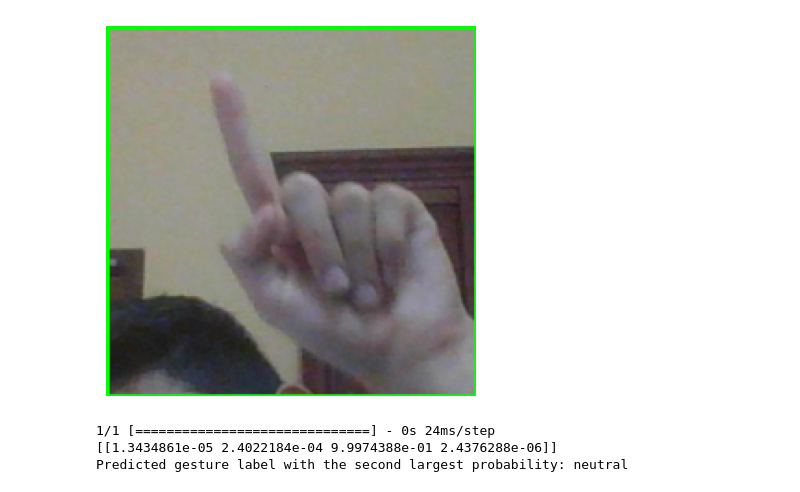
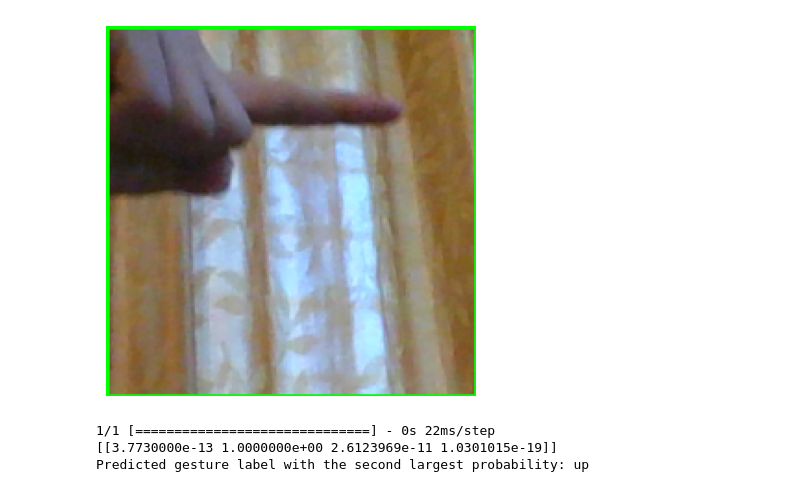
Before and after one commit to AnsahMohammad/gesture-scroll, a Jupyter notebook: docs/Hand_Gesture.ipynb, the cells around one changed output. Cells and saved outputs as stored; diff of their text form; code cells hidden in the pictures.

```diff
--- a/docs/Hand_Gesture.ipynb
+++ b/docs/Hand_Gesture.ipynb
@@ -20,7 +20,7 @@ def load_images_from_folder(folder_path, label):
         img_path = os.path.join(folder_path, filename)
         img = cv2.imread(img_path)
         if img is not None:
-            img = cv2.resize(img, (50, 50))
+            img = cv2.resize(img, (75, 75))
             images.append(img)
             labels.append(label)
     return images, labels
@@ -186,40 +186,40 @@ from tensorflow.keras.models import save_model, load_model
 # Save the trained model
 model.save("gesture_detection_model.h5")
 # %%
-image_path = "../generator/data/test/up/hand_50.png"
+image_path = "../generator/data/train/neutral/hand_100.png"
 img = cv2.imread(image_path)
 
 # Convert BGR to RGB for correct colors
 img_rgb = cv2.cvtColor(img, cv2.COLOR_BGR2RGB)
 
 plt.imshow(img_rgb)
 plt.axis("off")  # Hide the axis ticks and labels
 plt.show()
 
-img = cv2.resize(img, (50, 50))
+img = cv2.resize(img, (75, 75))
 img = img.astype("float32") / 255.0
 img = np.expand_dims(img, axis=0)  # Add a batch dimension
 
 # Make predictions on the image using the pre-trained model (assuming 'model' is defined)
 predicted_probabilities = model.predict(img)
 print(predicted_probabilities)
 
 # Get the index of the second largest probability
 second_largest_index = np.argsort(predicted_probabilities[0])[-2]
 
 # Get the label from the categories dictionary (assuming 'categories' is defined)
 gesture_label = None
 for label, value in categories.items():
     if value == second_largest_index:
         gesture_label = label
         break
 
 print("Predicted gesture label with the second largest probability:", gesture_label)
 # %% [output]
-[figure, old version]
+[figure, new version]
-1/1 [==============================] - 0s 24ms/step
-[[1.3434861e-05 2.4022184e-04 9.9974388e-01 2.4376288e-06]]
-Predicted gesture label with the second largest probability: neutral
+1/1 [==============================] - 0s 22ms/step
+[[3.7730000e-13 1.0000000e+00 2.6123969e-11 1.0301015e-19]]
+Predicted gesture label with the second largest probability: up
 # %%
 # # Load the saved model
 # loaded_model = load_model("gesture_detection_model.h5")
```
Also changed, not shown: parts of 5 cells of this notebook, 4 other files.
